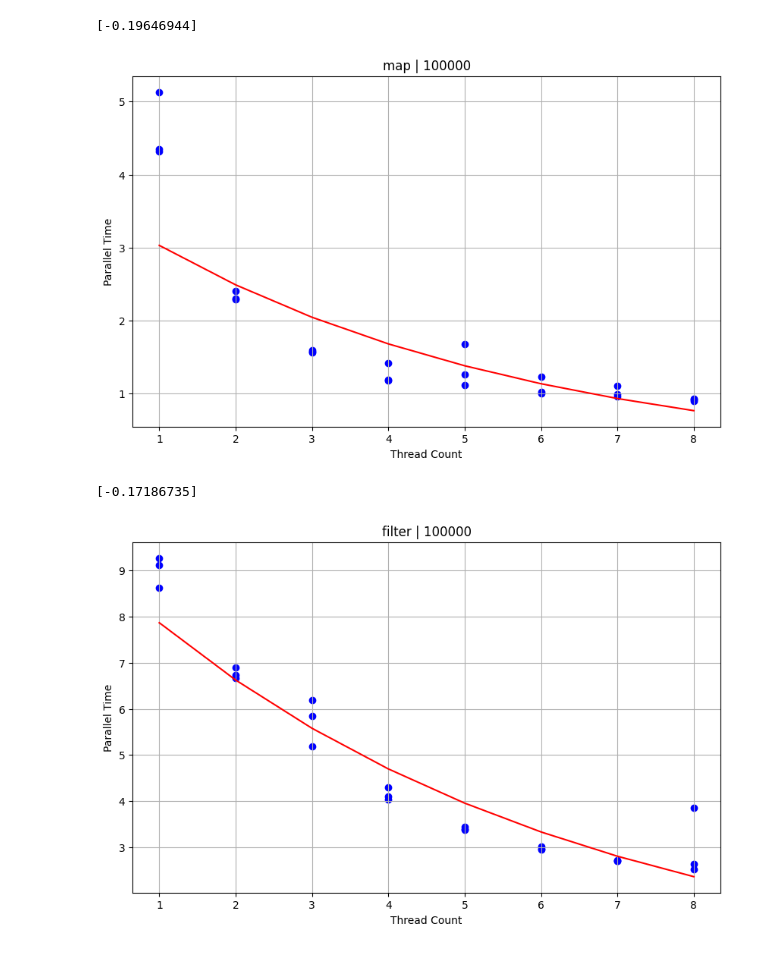
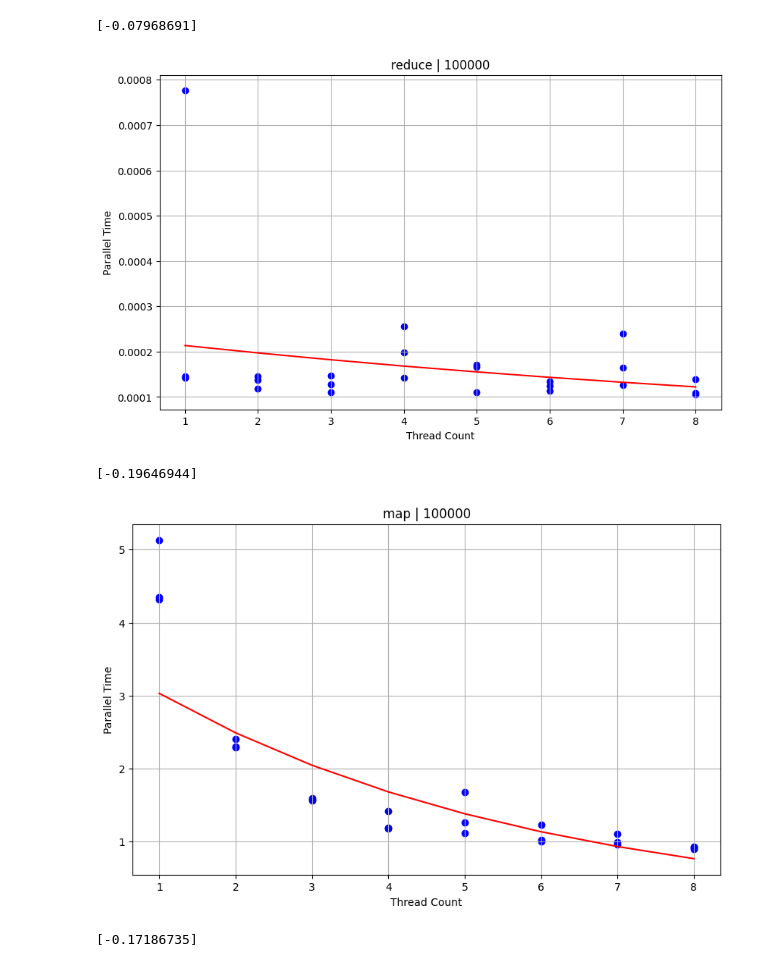
Before and after one commit to jhbarr/CSC-297, a Jupyter notebook: Data/graph_plots.ipynb, the cells around one changed output. Cells and saved outputs as stored; diff of their text form; code cells hidden in the pictures.

```diff
--- a/Data/graph_plots.ipynb
+++ b/Data/graph_plots.ipynb
@@ -4,7 +4,7 @@ import pandas as pd
 import numpy as np
 from sklearn.linear_model import LinearRegression
 # %%
-files = ['map', 'filter']
+files = ['reduce', 'map', 'filter']
 
 for file in files:
     df = pd.read_csv(f"{file}_data.csv")
@@ -12,34 +12,35 @@ for file in files:
 
     # Prepare data
     # We'll group by Thread Count to get average Parallel Time per thread
     grouped = df.groupby('Thread Count')['Parallel Time'].mean().reset_index()
     grouped['Natural Log Time'] = np.log(grouped['Parallel Time'])
 
     model = LinearRegression()
     model.fit(grouped[['Thread Count']], grouped['Natural Log Time'])
     X_pred = grouped[['Thread Count']]
     ln_pred = model.predict(X_pred)
 
     # Convert predictions back to original scale: Parallel Time = exp(predicted ln(time))
     parallel_time_pred = np.exp(ln_pred)
 
     print(model.coef_)
 
     # Create scatter plot
     plt.figure(figsize=(10, 6))
     plt.scatter(df['Thread Count'], df['Parallel Time'], color='blue')
     plt.plot(grouped['Thread Count'], parallel_time_pred, color='red', label='Regression Fit (exp model)')
 
     # Add labels and title
     plt.xlabel('Thread Count')
     plt.ylabel('Parallel Time')
     plt.title(f"{file} | {i}")
     plt.grid(True)
 
     # Show the plot
     plt.show()
 # %% [output]
-[-0.19646944]
+[-0.07968691]
-[figure, old version]
+[figure, new version]
-[-0.17186735]
+[-0.19646944]
-[figure, old version]
+[figure, new version]
+[-0.17186735]
```
Also changed, not shown: parts of 1 cell of this notebook, 2 other files.
